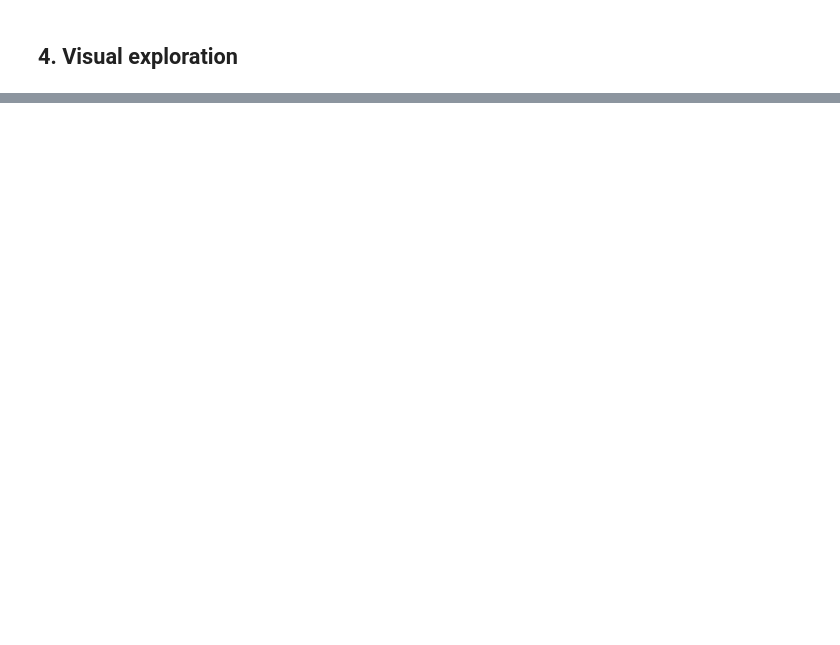
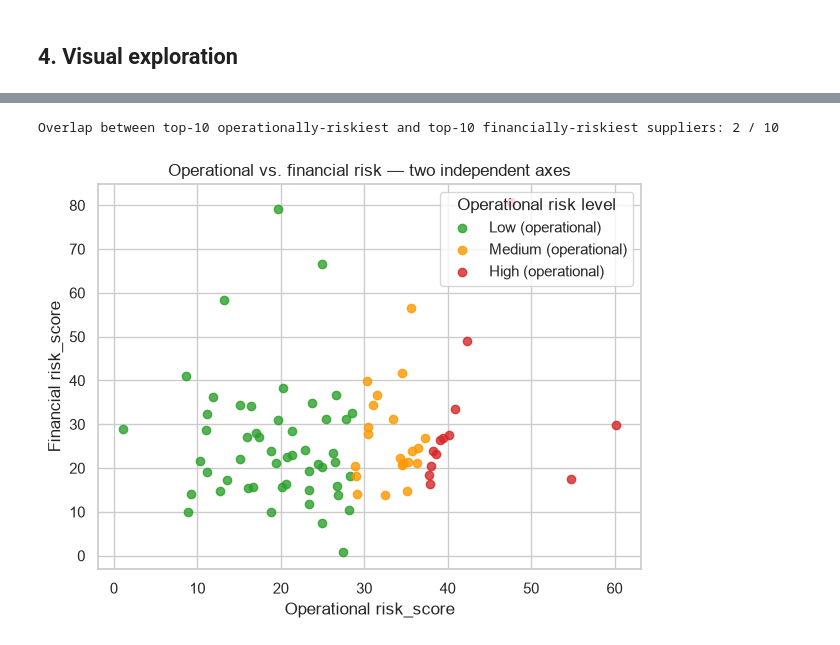
Before and after one commit to AykutKocer/supplier-risk-scoring, a Jupyter notebook: notebooks/supplier_risk_analysis.ipynb, the cells around one changed output, grey strips where cells are left out. Saved outputs shown, nothing was run; the diff lists cells and outputs as text; code cells hidden in the pictures; blank space fills up the shorter version.

```diff
--- a/notebooks/supplier_risk_analysis.ipynb
+++ b/notebooks/supplier_risk_analysis.ipynb
@@ -204,0 +242,21 @@ plt.show()
+# %%
+# The whole point of keeping the two axes separate: are they actually telling
+# a different story, or is financial_risk_score just a re-scaled copy of risk_score?
+top10_operational = set(scores_df.sort_values("risk_score", ascending=False).head(10)["company_name"])
+top10_financial = set(scores_df.sort_values("financial_risk_score", ascending=False).head(10)["company_name"])
+overlap = top10_operational & top10_financial
+print(f"Overlap between top-10 operationally-riskiest and top-10 financially-riskiest suppliers: {len(overlap)} / 10")
+
+fig, ax = plt.subplots(figsize=(7, 5))
+for level in RISK_ORDER:
+    subset = scores_df[scores_df["risk_level"] == level]
+    ax.scatter(subset["risk_score"], subset["financial_risk_score"],
+               color=RISK_COLORS[level], label=f"{level} (operational)", alpha=0.8)
+ax.set_xlabel("Operational risk_score")
+ax.set_ylabel("Financial risk_score")
+ax.set_title("Operational vs. financial risk — two independent axes")
+ax.legend(title="Operational risk level")
+plt.show()
+# %% [output]
+Overlap between top-10 operationally-riskiest and top-10 financially-riskiest suppliers: 2 / 10
+[figure, added]
```
Also changed, not shown: parts of 19 cells of this notebook, 6 other files.
